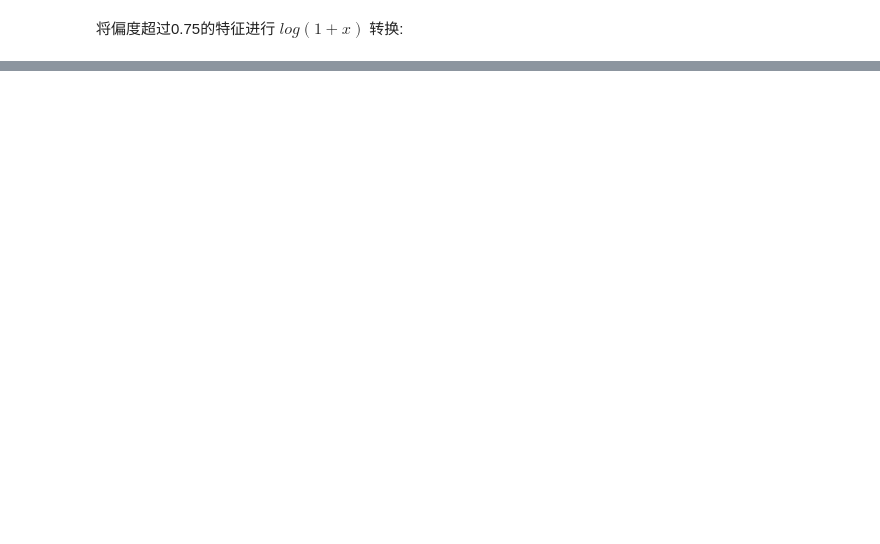
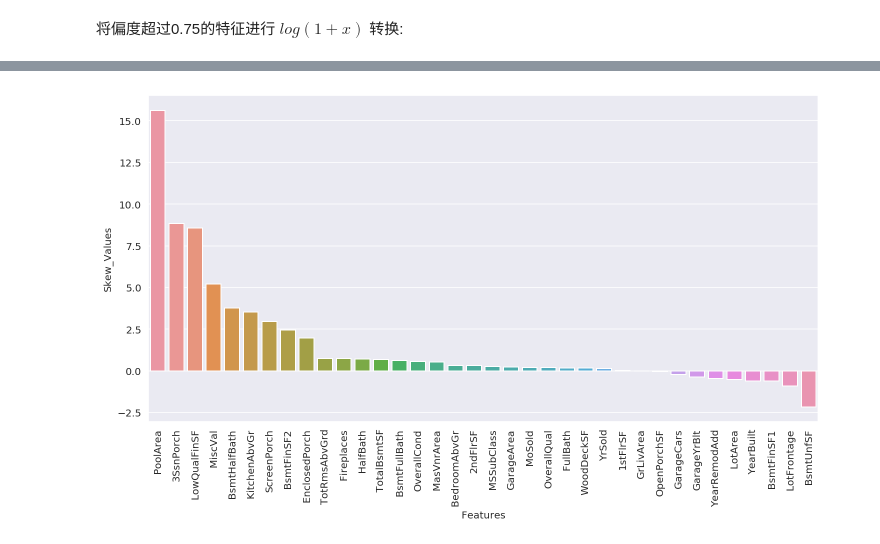
Before and after one commit to iangang/mlproj, a Jupyter notebook: projects/HousePrice/Stacked Regression.ipynb, the cells around one changed output, grey strips where cells are left out. Saved outputs shown, nothing was run; the diff lists cells and outputs as text; code cells hidden in the pictures; blank space fills up the shorter version.

```diff
--- a/projects/HousePrice/Stacked Regression.ipynb
+++ b/projects/HousePrice/Stacked Regression.ipynb
@@ -363 +367,12 @@ BsmtUnfSF       -2.157
 dtype: float64
+# %%
+features_skew_df = pd.DataFrame({
+    "Features": features_skew.index,
+    "Skew_Values": features_skew.values
+})
+sns.barplot(x = features_skew_df["Features"],
+            y = features_skew_df["Skew_Values"],
+            data = features_skew_df)
+plt.xticks(rotation = 90);
+# %% [output]
+[figure, added]
```
Also changed, not shown: parts of 29 cells of this notebook, 6 other files.
